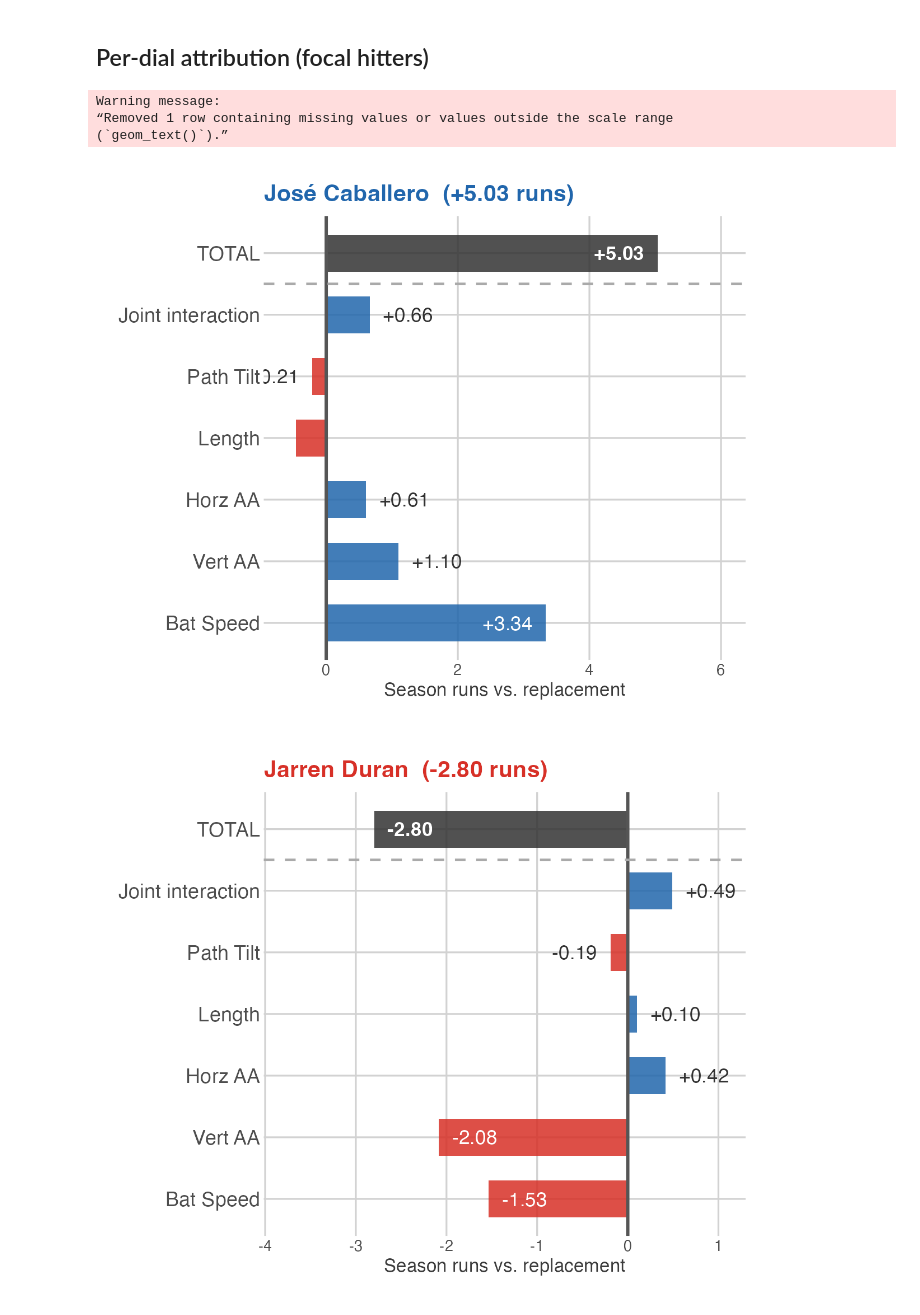
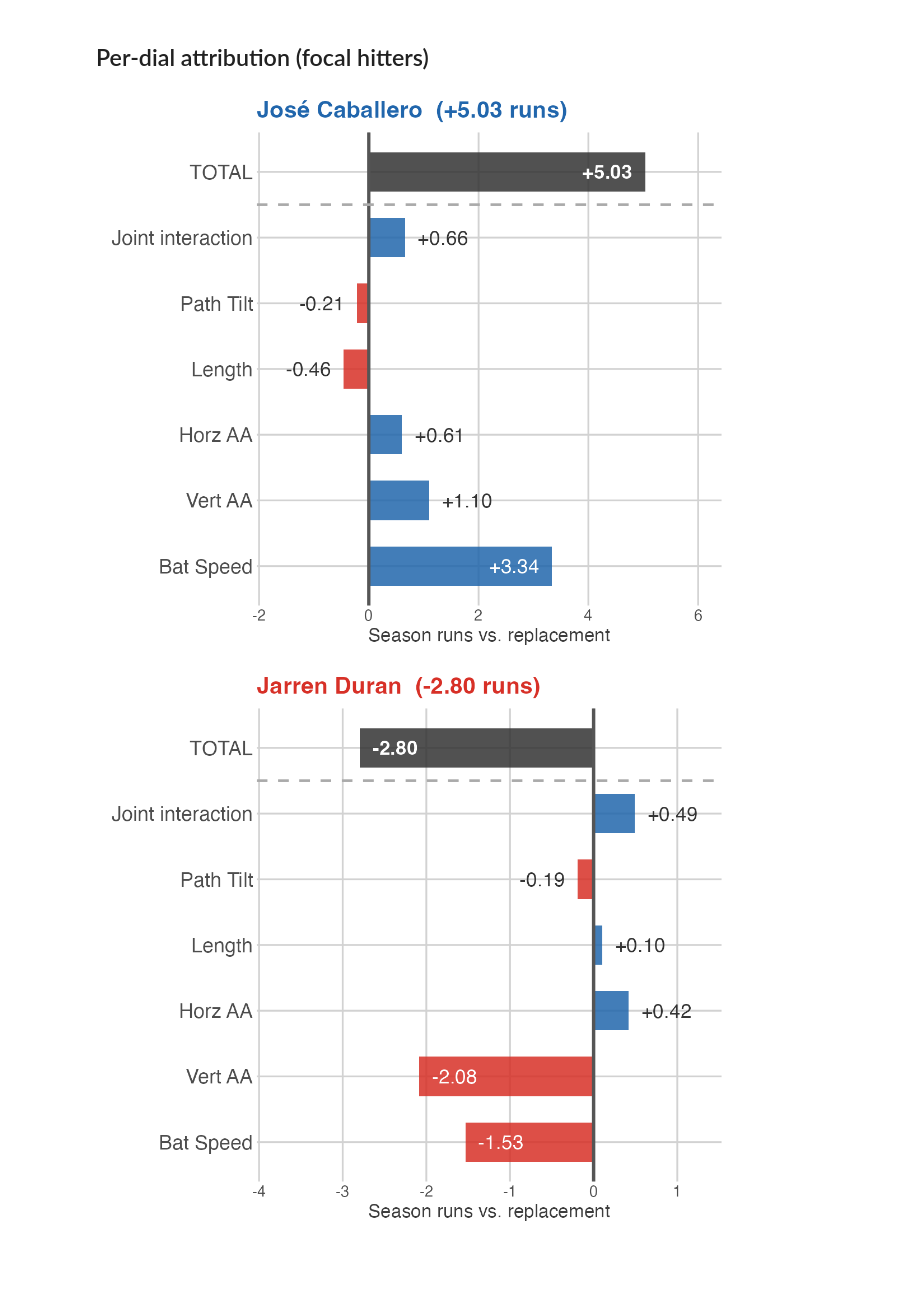
Before and after one commit to theoauyeung/swing_repertoire, a Jupyter notebook: src/adjustability_results.ipynb, the cells around one changed output. Drawn from its saved outputs; the diff is of its cells as text; code cells hidden in the pictures; blank space fills up the shorter version.

```diff
--- a/src/adjustability_results.ipynb
+++ b/src/adjustability_results.ipynb
@@ -331,15 +331,21 @@ for (f in focal_list) {
   all_colors <- c(ifelse(vals >= 0, "#2166ac", "#d73027"), "#333333")
 
   # Pass 1: tentative bounds
-  x_lo      <- min(min(all_vals) * 1.35, -0.3)
+  x_lo_init <- min(min(all_vals) * 1.35, -0.3)
   x_hi_init <- max(all_vals) * 1.2
-  x_range0  <- x_hi_init - x_lo
+  x_range0  <- x_hi_init - x_lo_init
   thresh0   <- x_range0 * 0.22
   pad0      <- x_range0 * 0.03
-  # Extend x_hi so outside-right labels (small positive bars) don't clip
+
+  # Extend right for small positive outside labels
   max_pos_small <- max(c(0, all_vals[all_vals > 0 & all_vals < thresh0]))
-  x_hi    <- max(x_hi_init, max_pos_small + pad0 + x_range0 * 0.10)
-  # Pass 2: recompute with final x_hi
+  x_hi <- max(x_hi_init, max_pos_small + pad0 + x_range0 * 0.15)
+
+  # Extend left for small negative outside labels
+  min_neg_small <- min(c(0, all_vals[all_vals < 0 & all_vals > -thresh0]))
+  x_lo <- min(x_lo_init, min_neg_small - pad0 - x_range0 * 0.15)
+
+  # Pass 2: recompute with final bounds
   x_range <- x_hi - x_lo
   thresh  <- x_range * 0.22
   pad     <- x_range * 0.03
@@ -370,37 +376,35 @@ for (f in focal_list) {
     geom_vline(xintercept = 0, color = "#555", linewidth = 1.0) +
     geom_hline(yintercept = length(bar_labels) + 0.5, color = "#aaa", linewidth = 0.8, linetype = "dashed") +
     geom_text(aes(label    = sprintf("%+.2f", value),
                   x        = txt_x,
                   hjust    = txt_hjust,
                   color    = txt_color,
                   fontface = ifelse(bold, "bold", "plain")),
               size = 4.5, show.legend = FALSE) +
     scale_color_identity() +
-    scale_x_continuous(limits = c(x_lo, x_hi)) +
+    coord_cartesian(xlim = c(x_lo, x_hi), clip = "off") +
     labs(title = sprintf("%s  (%+.2f runs)", f$name, runs_total),
          x = "Season runs vs. replacement", y = NULL) +
     FT_THEME +
     theme(
       plot.title   = element_text(color = f$col, size = 15),
       axis.text.y  = element_text(size = 13),
-      axis.title.x = element_text(size = 12)
+      axis.title.x = element_text(size = 12),
+      plot.margin  = margin(t = 5, r = 30, b = 5, l = 10, unit = "pt")
     )
 
   slug <- gsub("[^a-z]", "", tolower(strsplit(f$name, " ")[[1]][2]))
   out  <- plot_path(sprintf("adjustability_dial_waterfall_%s.png", slug))
   ggsave(out, plt, width = 6, height = 5, dpi = 200)
   IRdisplay::display_png(file = out)
 }
 
 # Cohort-level dial correlations
 cat("Dial correlations with runs_total:\n")
 for (i in seq_along(dial_order)) {
   r_val <- cor(abl[[dial_order[i]]], abl$runs_total, use = "complete.obs")
   cat(sprintf("  %-30s r = %+.3f\n", bar_labels[i], r_val))
 }
 # %% [output]
-Warning message:
-“Removed 1 row containing missing values or values outside the scale range
-(`geom_text()`).”
-[figure, old version]
+[figure, new version]
-[figure, old version]
+[figure, new version]
```
Also changed, not shown: parts of 1 cell of this notebook, 4 other files.
